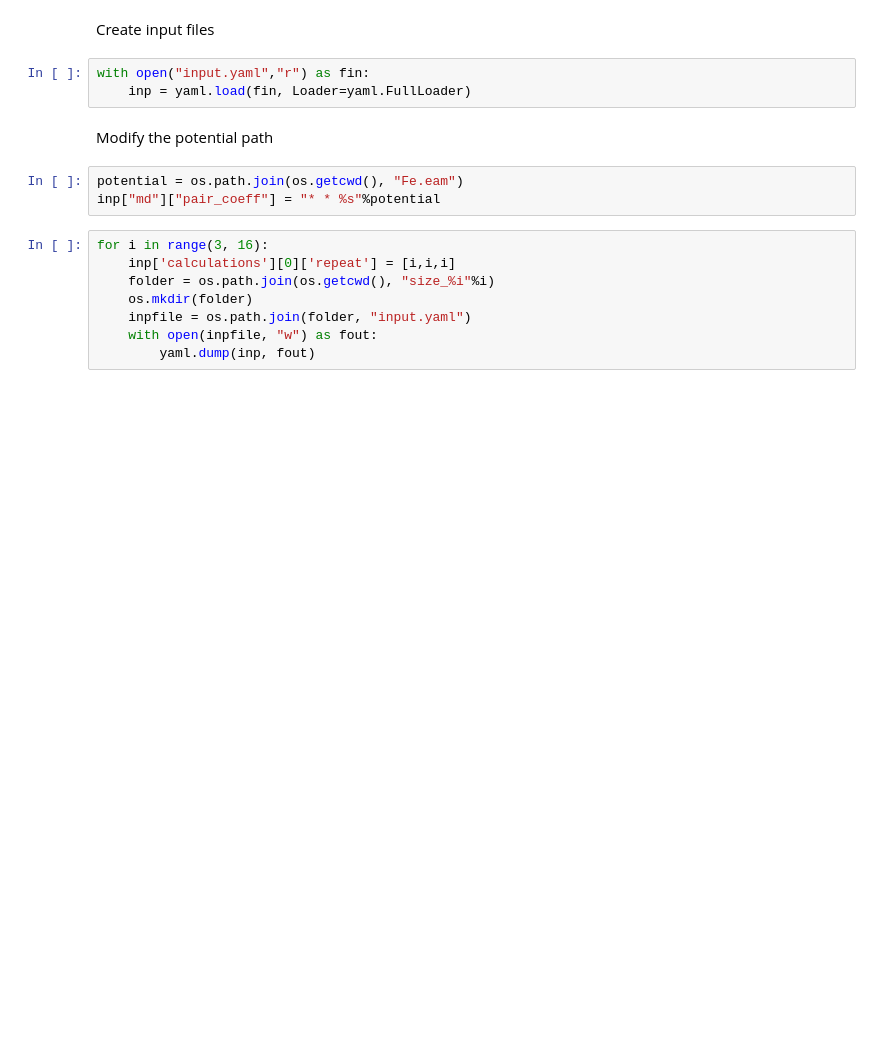
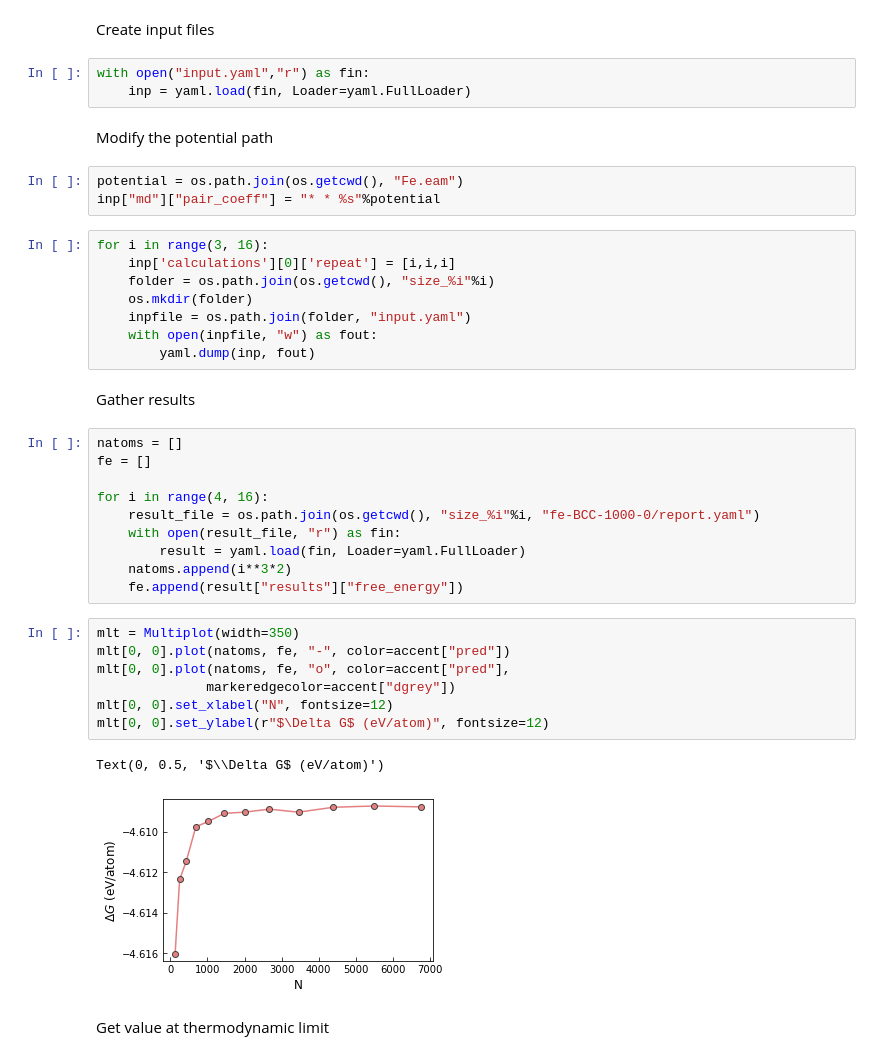
Before and after one commit to srmnitc/calphy-publication-examples, a Jupyter notebook: Application_A/analysis.ipynb, the cells around one changed output. Drawn from its saved outputs; the diff is of its cells as text; blank space fills up the shorter version.

Commit message:
update analysis plot

```diff
--- a/Application_A/analysis.ipynb
+++ b/Application_A/analysis.ipynb
@@ -22,3 +26,27 @@ for i in range(3, 16):
     inpfile = os.path.join(folder, "input.yaml")
     with open(inpfile, "w") as fout:
         yaml.dump(inp, fout)
+# %% [markdown]
+Gather results
+# %%
+natoms = []
+fe = []
+
+for i in range(4, 16):
+    result_file = os.path.join(os.getcwd(), "size_%i"%i, "fe-BCC-1000-0/report.yaml")
+    with open(result_file, "r") as fin:
+        result = yaml.load(fin, Loader=yaml.FullLoader)
+    natoms.append(i**3*2)
+    fe.append(result["results"]["free_energy"])
+# %%
+mlt = Multiplot(width=350)
+mlt[0, 0].plot(natoms, fe, "-", color=accent["pred"])
+mlt[0, 0].plot(natoms, fe, "o", color=accent["pred"],
+              markeredgecolor=accent["dgrey"])
+mlt[0, 0].set_xlabel("N", fontsize=12)
+mlt[0, 0].set_ylabel(r"$\Delta G$ (eV/atom)", fontsize=12)
+# %% [output]
+Text(0, 0.5, '$\\Delta G$ (eV/atom)')
+[figure, added]
+# %% [markdown]
+Get value at thermodynamic limit
```
Also changed, not shown: parts of 9 cells of this notebook.
